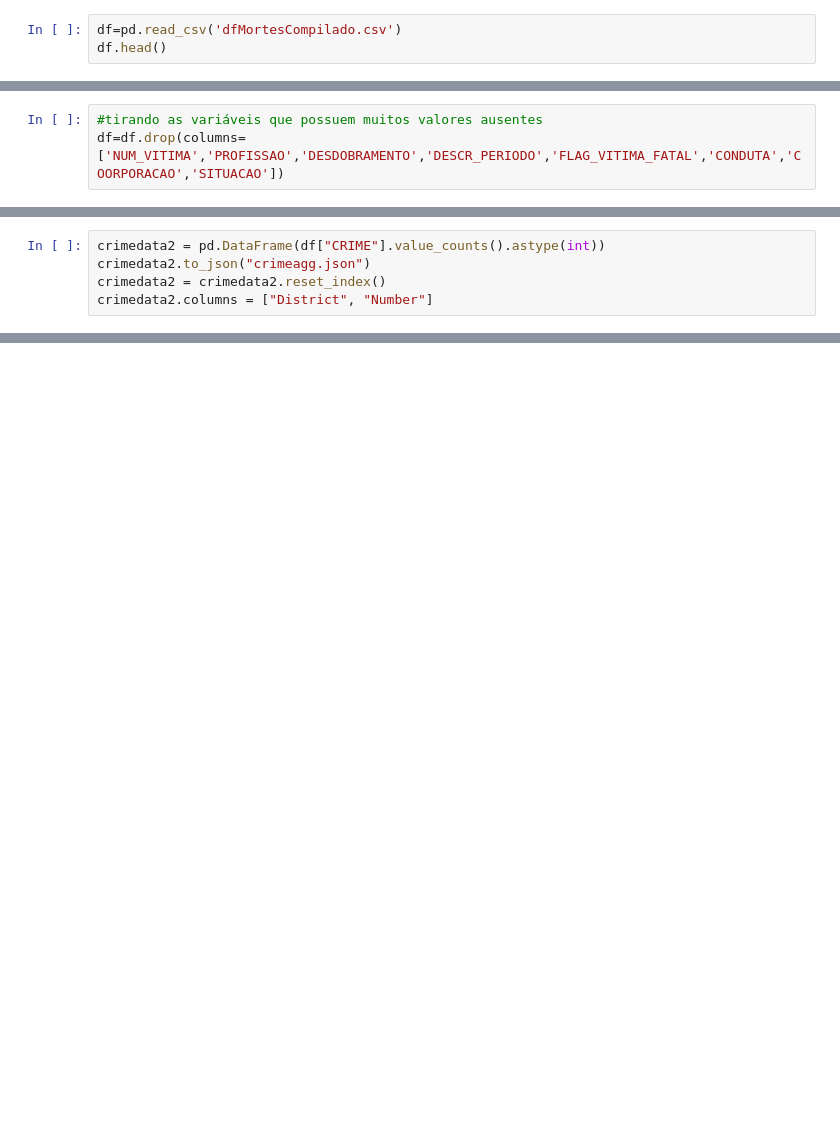
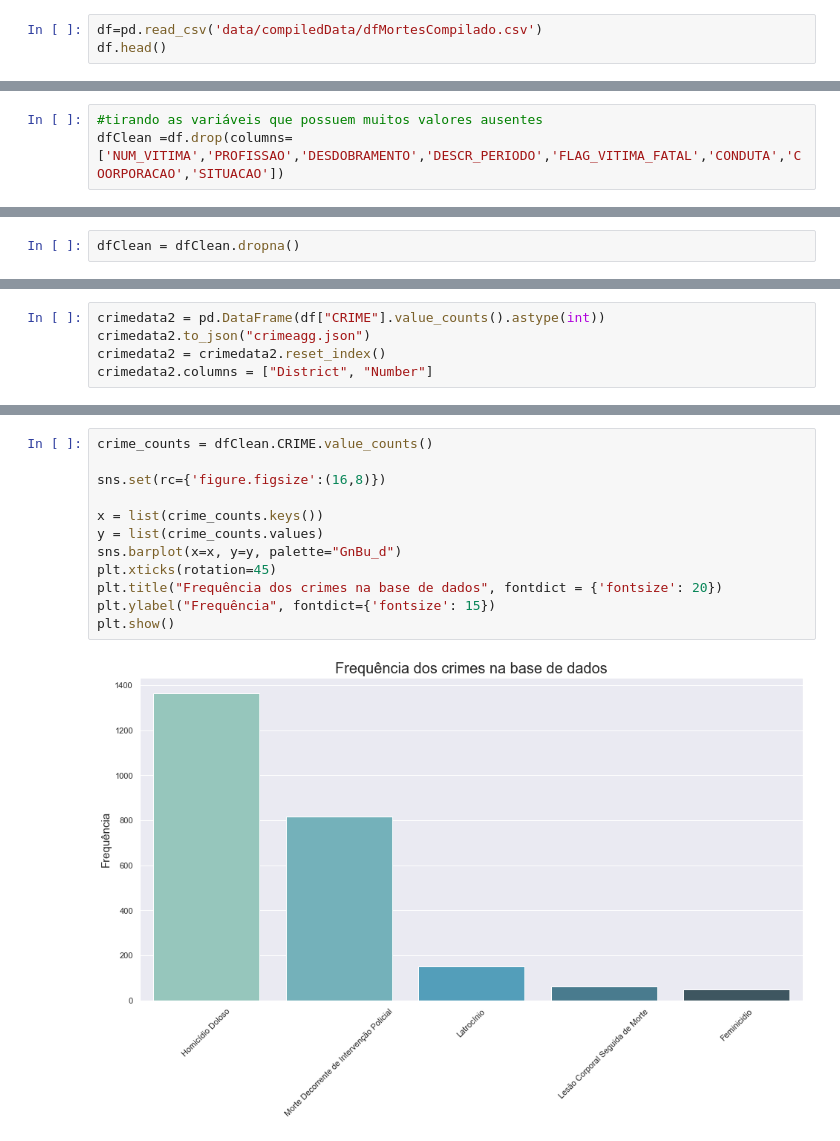
Before and after one commit to LucaNoto/PF_CoderHouse, a Jupyter notebook: Analise_ausentes_&_heatmap.ipynb, the cells around one changed output, grey strips where cells are left out. Saved outputs shown, nothing was run; the diff lists cells and outputs as text; blank space fills up the shorter version.

```diff
--- a/Analise_ausentes_&_heatmap.ipynb
+++ b/Analise_ausentes_&_heatmap.ipynb
@@ -11,5 +12,5 @@ import folium
 # %%
-df=pd.read_csv('dfMortesCompilado.csv')
+df=pd.read_csv('data/compiledData/dfMortesCompilado.csv')
 df.head()
 # %% [output]
 |  | DEPARTAMENTO_CIRCUNSCRICAO | SECCIONAL_CIRCUNSCRICAO | MUNICIPIO_CIRCUNSCRICAO | DP_CIRCUNSCRICAO | NUM_VITIMA | ... |
@@ -95,4 +96,4 @@ Ainda temos alguns dados relevantes que também estão ausentes, dados como Lati
 Portanto, removeremos esses valores do conjunto de dados.<p>
 # %%
 #tirando as variáveis que possuem muitos valores ausentes
-df=df.drop(columns=['NUM_VITIMA','PROFISSAO','DESDOBRAMENTO','DESCR_PERIODO','FLAG_VITIMA_FATAL','CONDUTA','COORPORACAO','SITUACAO'])
+dfClean =df.drop(columns=['NUM_VITIMA','PROFISSAO','DESDOBRAMENTO','DESCR_PERIODO','FLAG_VITIMA_FATAL','CONDUTA','COORPORACAO','SITUACAO'])
@@ -101 +100,3 @@ df = df.dropna()
+# %%
+dfClean = dfClean.dropna()
 # %%
@@ -159,0 +179,14 @@ crimedata2.columns = ["District", "Number"]
+# %%
+crime_counts = dfClean.CRIME.value_counts()
+
+sns.set(rc={'figure.figsize':(16,8)})
+
+x = list(crime_counts.keys())
+y = list(crime_counts.values)
+sns.barplot(x=x, y=y, palette="GnBu_d")
+plt.xticks(rotation=45)
+plt.title("Frequência dos crimes na base de dados", fontdict = {'fontsize': 20})
+plt.ylabel("Frequência", fontdict={'fontsize': 15})
+plt.show()
+# %% [output]
+[figure, added]
```
Also changed, not shown: parts of 18 cells of this notebook.
